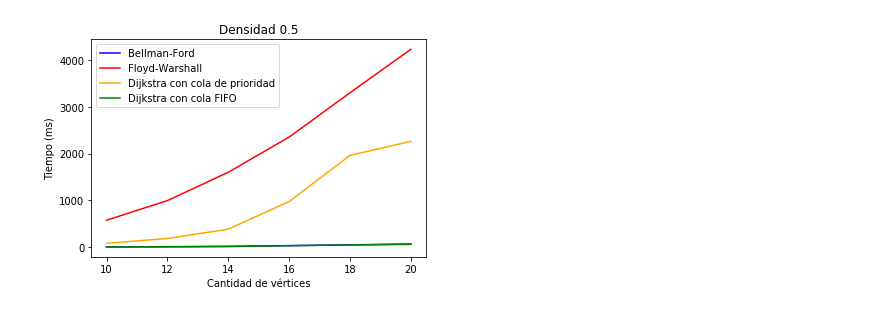
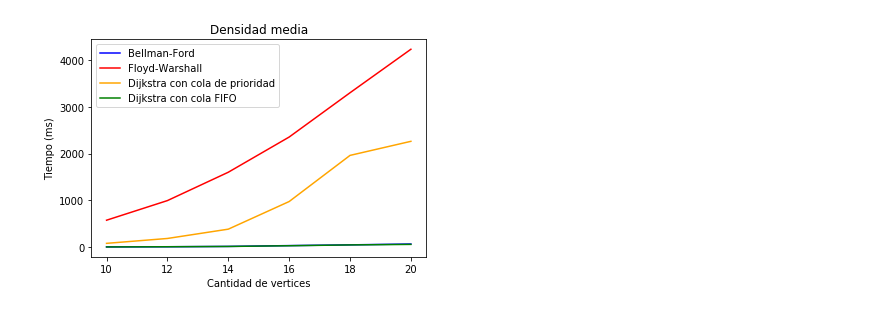
Before and after one commit to lilmonk3y/aed3-2019-1c-tp2, a Jupyter notebook: project/src/experiments/minpath/ej1_densidades.ipynb, the cells around one changed output. Drawn from its saved outputs; the diff is of its cells as text; code cells hidden in the pictures.

```diff
--- a/project/src/experiments/minpath/ej1_densidades.ipynb
+++ b/project/src/experiments/minpath/ej1_densidades.ipynb
@@ -53,13 +64,13 @@ eje_cartesiano.legend(["Bellman-Ford", "Floyd-Warshall", "Dijkstra con cola de p
 # %%
 fig = plt.figure()
 eje_cartesiano = sns.lineplot(x="n", y="bf", data=dfMedium, color="blue");
 eje_cartesiano = sns.lineplot(x="n", y="fw", data=dfMedium, color="red");
 eje_cartesiano = sns.lineplot(x="n", y="dp", data=dfMedium, color="orange");
 eje_cartesiano = sns.lineplot(x="n", y="df", data=dfMedium, color="green");
 
-eje_cartesiano.set_title("Densidad 0.5")
+eje_cartesiano.set_title("Densidad media")
 plt.ylabel("Tiempo (ms)");
-plt.xlabel("Cantidad de vértices");
+plt.xlabel("Cantidad de vertices");
 eje_cartesiano.legend(["Bellman-Ford", "Floyd-Warshall", "Dijkstra con cola de prioridad", "Dijkstra con cola FIFO"]);
 # %% [output]
-[figure, old version]
+[figure, new version]
```
Also changed, not shown: parts of 6 cells of this notebook, 8 other files.
